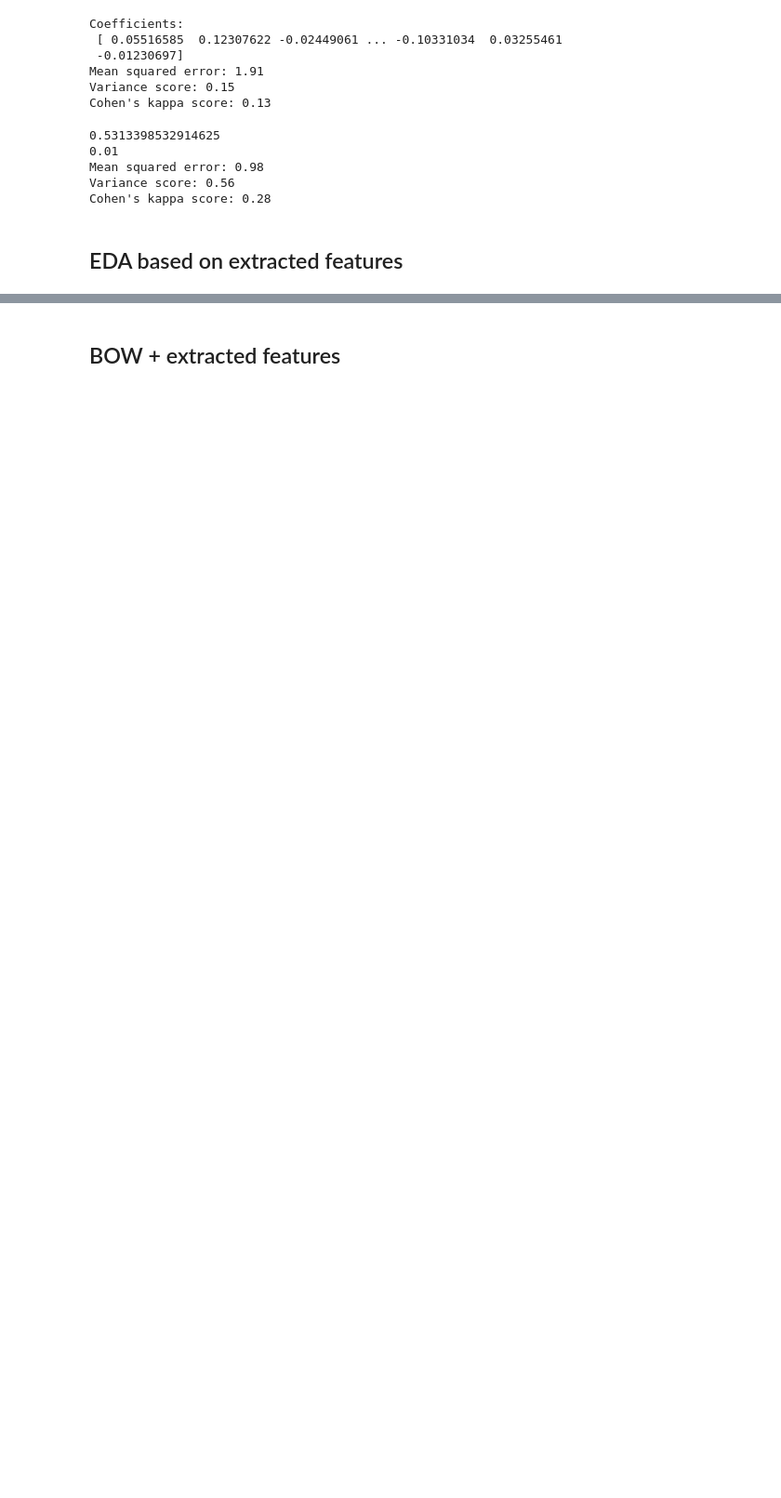
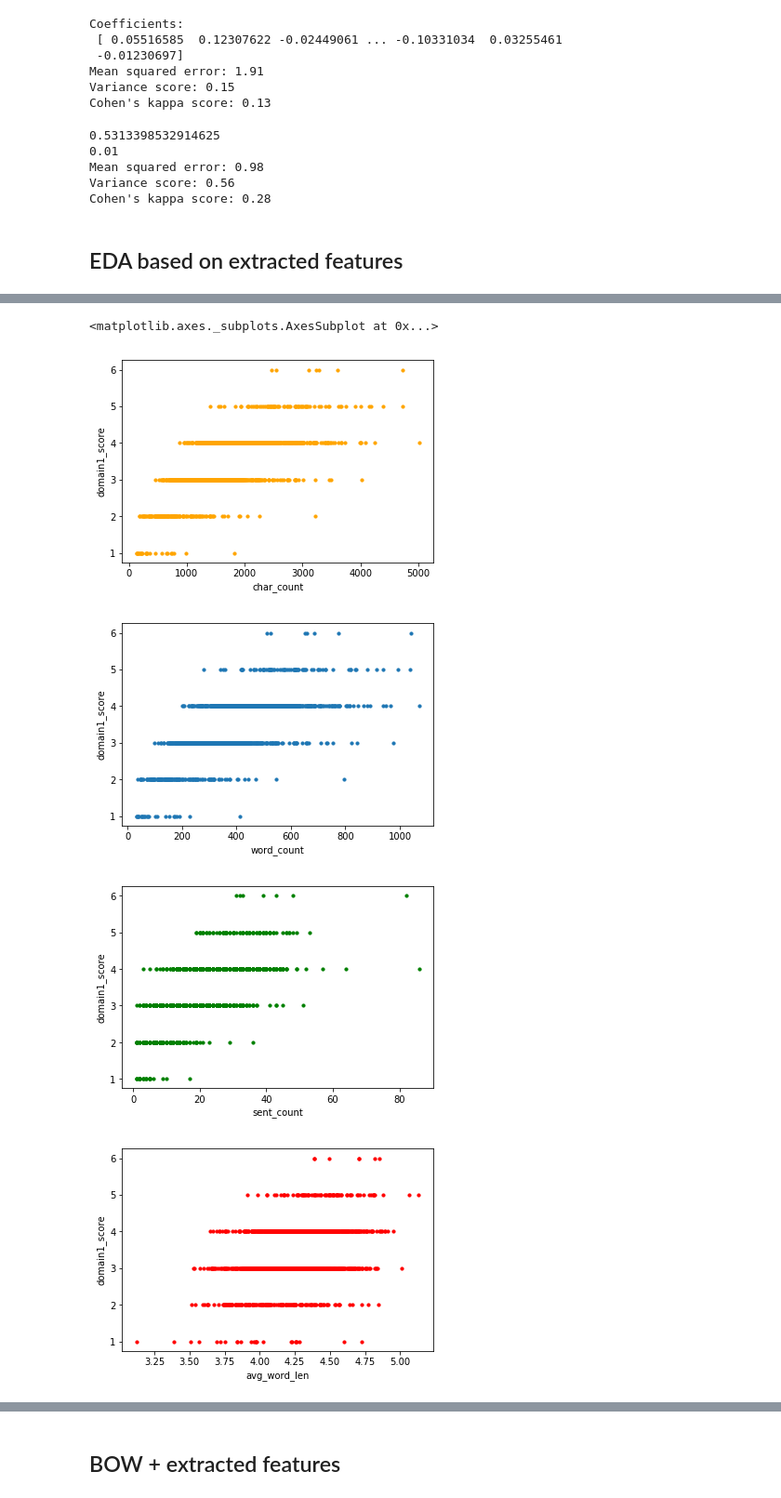
Before and after one commit to eeshagoyal/ScoreEasy, a Jupyter notebook: 3-Tokenisation-and-Regression.ipynb, the cells around one changed output, grey strips where cells are left out. Shown at 93% size. Saved outputs shown, nothing was run; the diff lists cells and outputs as text; code cells hidden in the pictures; blank space fills up the shorter version.

```diff
--- a/3-Tokenisation-and-Regression.ipynb
+++ b/3-Tokenisation-and-Regression.ipynb
@@ -380,14 +427,20 @@ print(features_set2)
 # %%
 # Exploratory Data Analysis (EDA) on the essay set 2
 
 %matplotlib inline
-features_set2.plot.scatter(x = 'char_count', y = 'domain1_score', s=10)
+features_set2.plot.scatter(x = 'char_count', y = 'domain1_score', s=10,color='orange')
 features_set2.plot.scatter(x = 'word_count', y = 'domain1_score', s=10)
-features_set2.plot.scatter(x = 'sent_count', y = 'domain1_score', s=10)
-features_set2.plot.scatter(x = 'avg_word_len', y = 'domain1_score', s=10)
-features_set2.plot.scatter(x = 'lemma_count', y = 'domain1_score', s=10)
-features_set2.plot.scatter(x = 'spell_err_count', y = 'domain1_score', s=10)
-features_set2.plot.scatter(x = 'noun_count', y = 'domain1_score', s=10)
-features_set2.plot.scatter(x = 'adj_count', y = 'domain1_score', s=10)
-features_set2.plot.scatter(x = 'verb_count', y = 'domain1_score', s=10)
-features_set2.plot.scatter(x = 'adv_count', y = 'domain1_score', s=10)
+features_set2.plot.scatter(x = 'sent_count', y = 'domain1_score', s=10, color='green')
+features_set2.plot.scatter(x = 'avg_word_len', y = 'domain1_score', s=10, color='red')
+features_set2.plot.scatter(x = 'lemma_count', y = 'domain1_score', s=10,color='gray')
+features_set2.plot.scatter(x = 'spell_err_count', y = 'domain1_score', s=10, color='yellow')
+features_set2.plot.scatter(x = 'noun_count', y = 'domain1_score', s=10, color='black')
+features_set2.plot.scatter(x = 'adj_count', y = 'domain1_score', s=10,color='pink')
+features_set2.plot.scatter(x = 'verb_count', y = 'domain1_score', s=10,color='purple')
+features_set2.plot.scatter(x = 'adv_count', y = 'domain1_score', s=10,color='cyan')
+# %% [output]
+<matplotlib.axes._subplots.AxesSubplot at 0x...>
+[figure, added]
+[figure, added]
+[figure, added]
+[figure, added]
```
Also changed, not shown: parts of 21 cells of this notebook.
